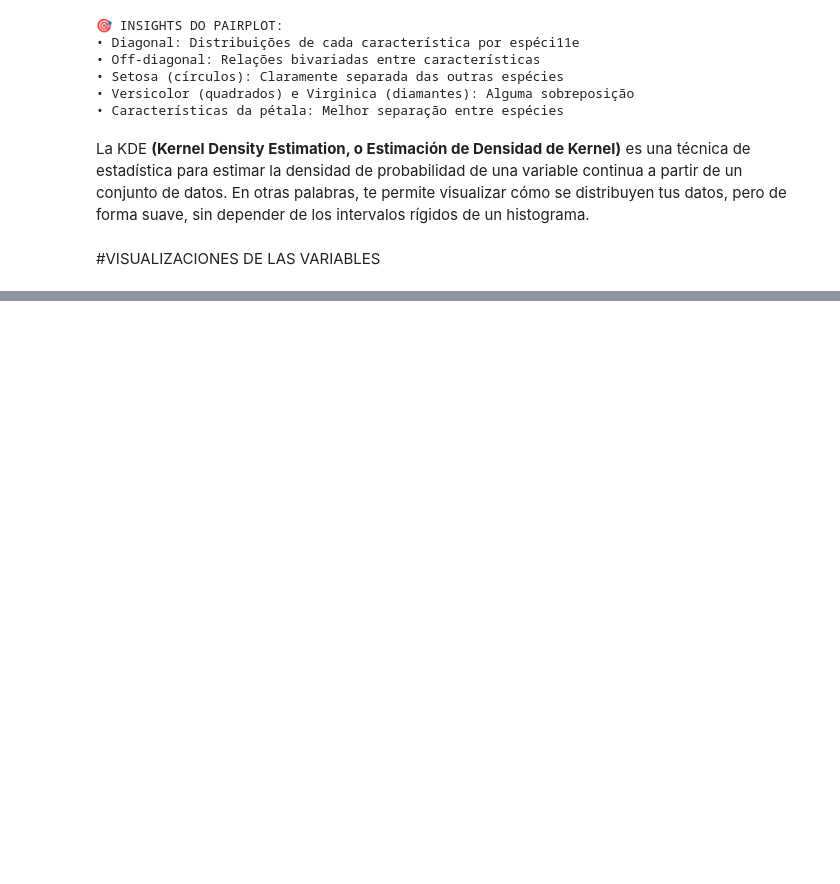
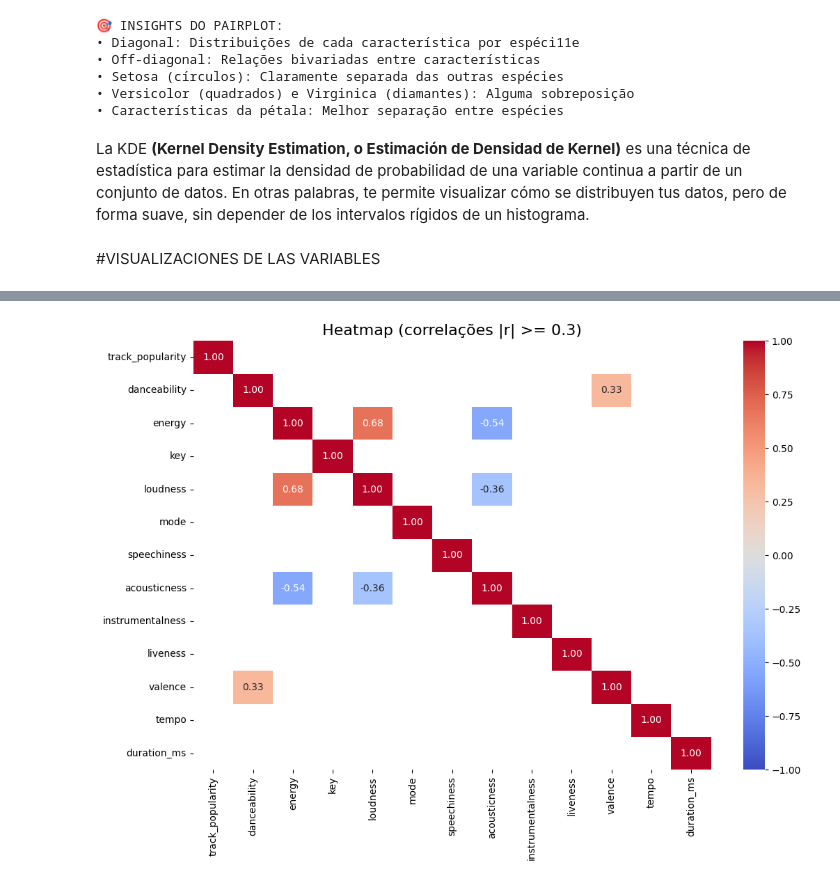
Before and after one commit to Magvride/Spotify-Recommendations, a Jupyter notebook: Ciência_de_Dados_G1.ipynb, the cells around one changed output, grey strips where cells are left out. Cells and saved outputs as stored; diff of their text form; code cells hidden in the pictures; blank space fills up the shorter version.

```diff
--- a/Ciência_de_Dados_G1.ipynb
+++ b/Ciência_de_Dados_G1.ipynb
@@ -1019,0 +1032,16 @@ La KDE **(Kernel Density Estimation, o Estimación de Densidad de Kernel)** es u
+# %%
+mask = corr.abs()<0.3
+corr_filtered=corr.mask(mask)
+
+# Plotar heatmap
+plt.figure(figsize=(12, 8))
+sns.heatmap(corr_filtered,
+            annot=True,
+            fmt=".2f",
+            cmap="coolwarm",
+            cbar=True,
+            vmin=-1, vmax=1)
+plt.title("Heatmap (correlações |r| >= 0.3)", fontsize=16)
+plt.show()
+# %% [output]
+[figure, added]
```
Also changed, not shown: parts of 5 cells of this notebook.
